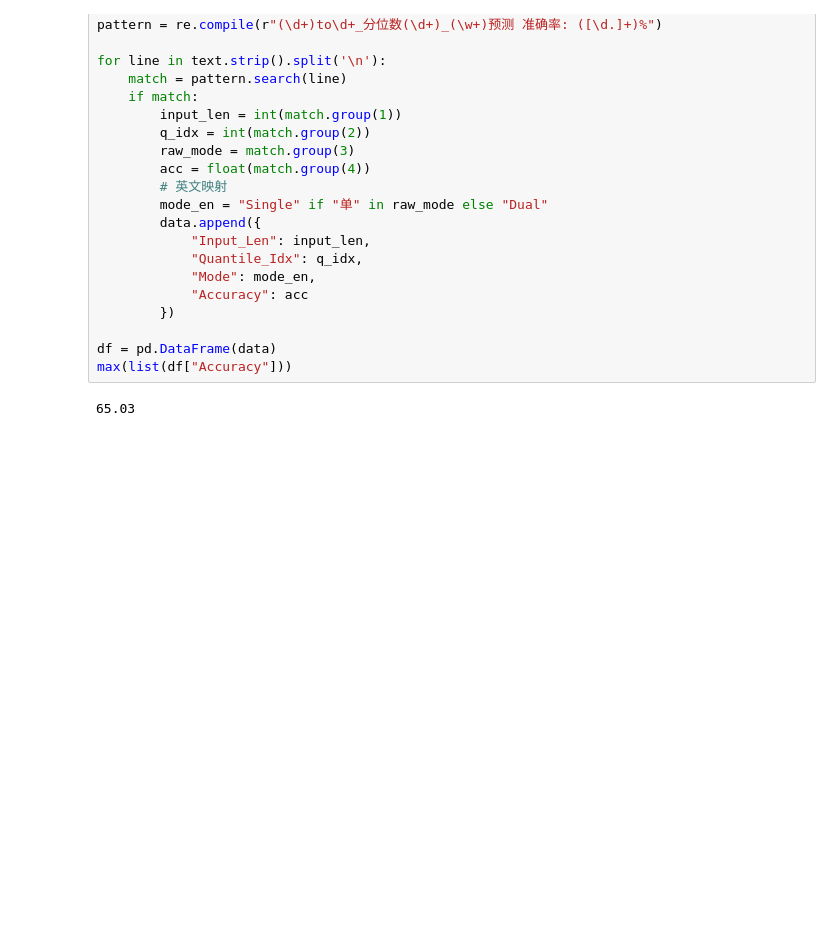
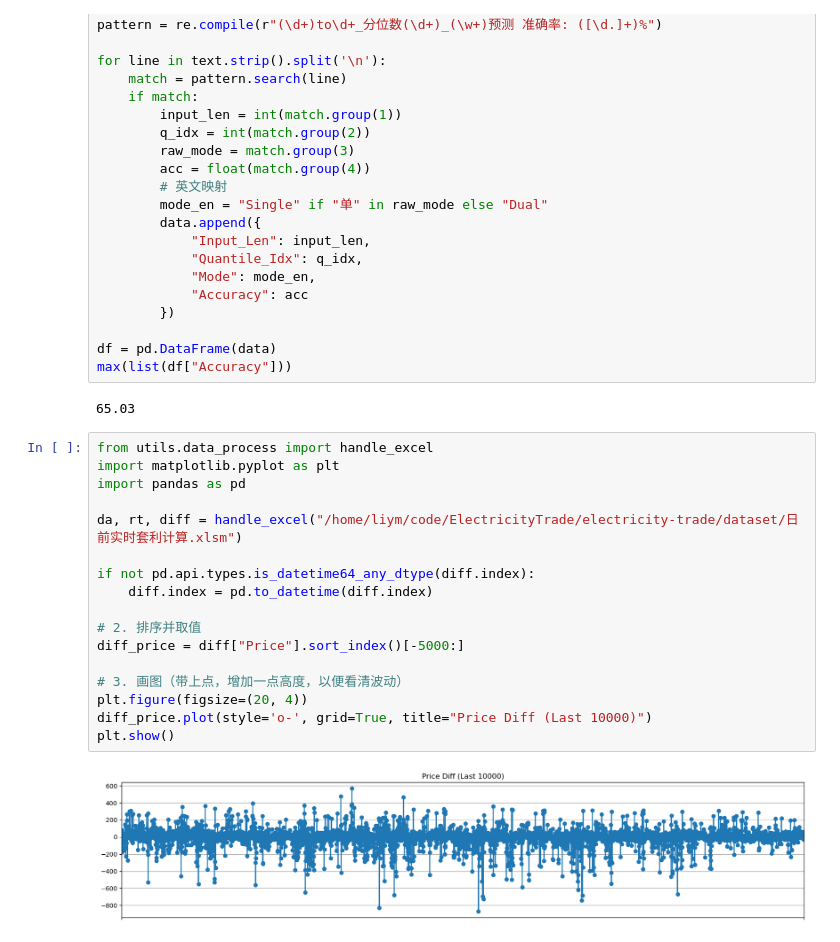
Before and after one commit to Aragorn42/electricity-trade, a Jupyter notebook: analys.ipynb, the cells around one changed output. Drawn from its saved outputs; the diff is of its cells as text; blank space fills up the shorter version.

```diff
--- a/analys.ipynb
+++ b/analys.ipynb
@@ -672,3 +672,22 @@ df = pd.DataFrame(data)
 max(list(df["Accuracy"]))
 # %% [output]
 65.03
+# %%
+from utils.data_process import handle_excel
+import matplotlib.pyplot as plt
+import pandas as pd
+
+da, rt, diff = handle_excel("/home/liym/code/ElectricityTrade/electricity-trade/dataset/日前实时套利计算.xlsm")
+
+if not pd.api.types.is_datetime64_any_dtype(diff.index):
+    diff.index = pd.to_datetime(diff.index)
+
+# 2. 排序并取值
+diff_price = diff["Price"].sort_index()[-5000:]
+
+# 3. 画图（带上点，增加一点高度，以便看清波动）
+plt.figure(figsize=(20, 4))
+diff_price.plot(style='o-', grid=True, title="Price Diff (Last 10000)")
+plt.show()
+# %% [output]
+[figure, added]
```
Also changed, not shown: parts of 1 cell of this notebook, 5 other files.
